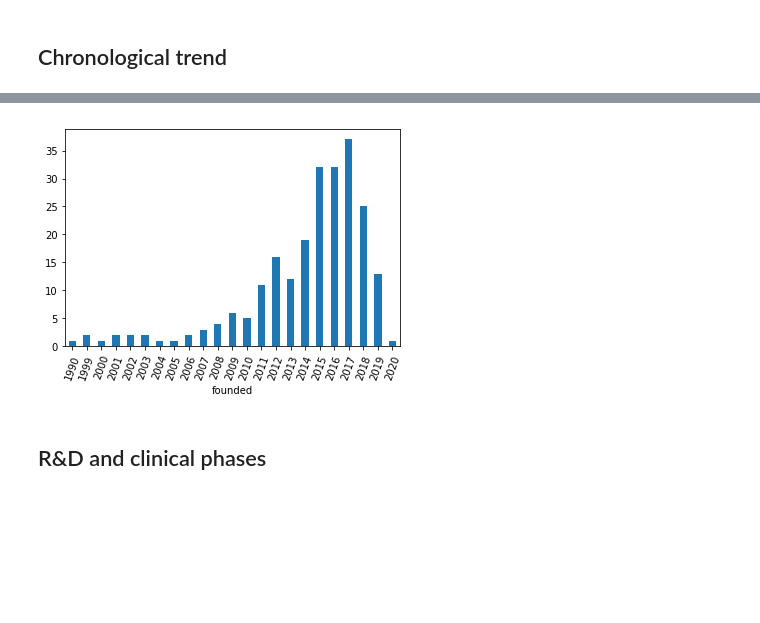
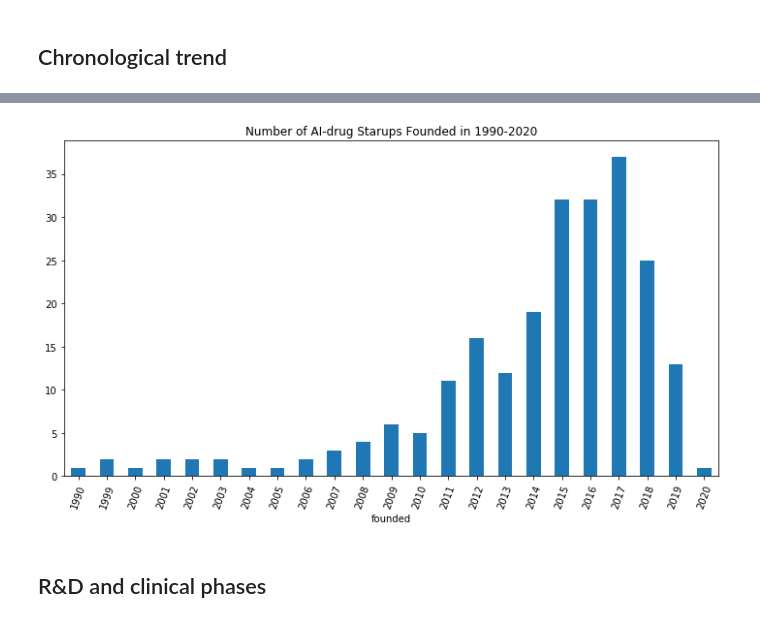
Before and after one commit to haocai1992/AI-drug, a Jupyter notebook: notebooks/data_eda.ipynb, the cells around one changed output, grey strips where cells are left out. Saved outputs shown, nothing was run; the diff lists cells and outputs as text; code cells hidden in the pictures; blank space fills up the shorter version.

```diff
--- a/notebooks/data_eda.ipynb
+++ b/notebooks/data_eda.ipynb
@@ -19,11 +19,13 @@ df.head()
 # %%
 # Number of companies founded in each year.
 import matplotlib.pyplot as plt
-df.groupby('founded').size().plot(kind='bar')
+df.groupby('founded').size().plot(kind='bar', title='Number of AI-drug Starups Founded in 1990-2020', figsize=(10, 6))
 plt.xticks(rotation=70)
+plt.tight_layout()
+# plt.savefig('../data/chronological_trend.png')
 plt.show()
 # %% [output]
-[figure, old version]
+[figure, new version]
 # %% [markdown]
 ## R&D and clinical phases
 # %%
```
Also changed, not shown: parts of 4 cells of this notebook, 8 other files.
